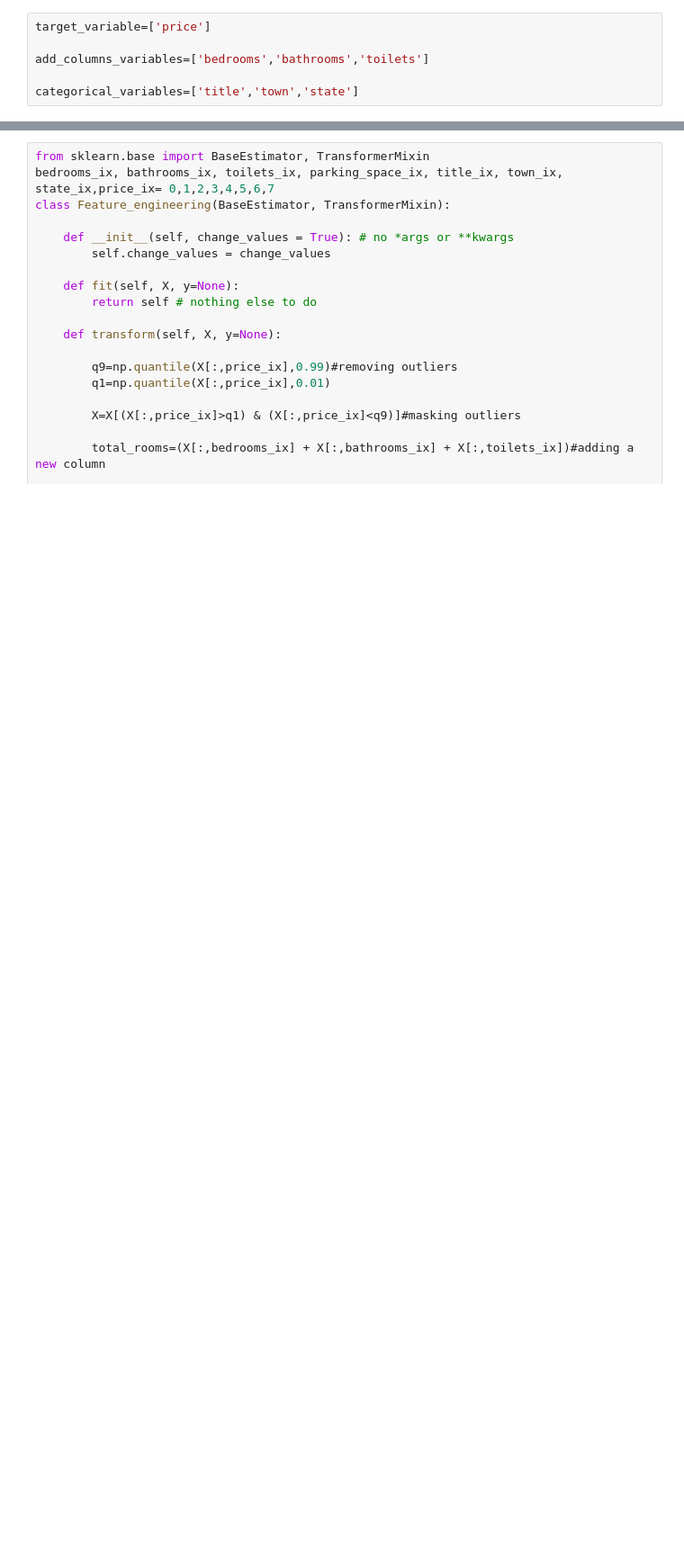
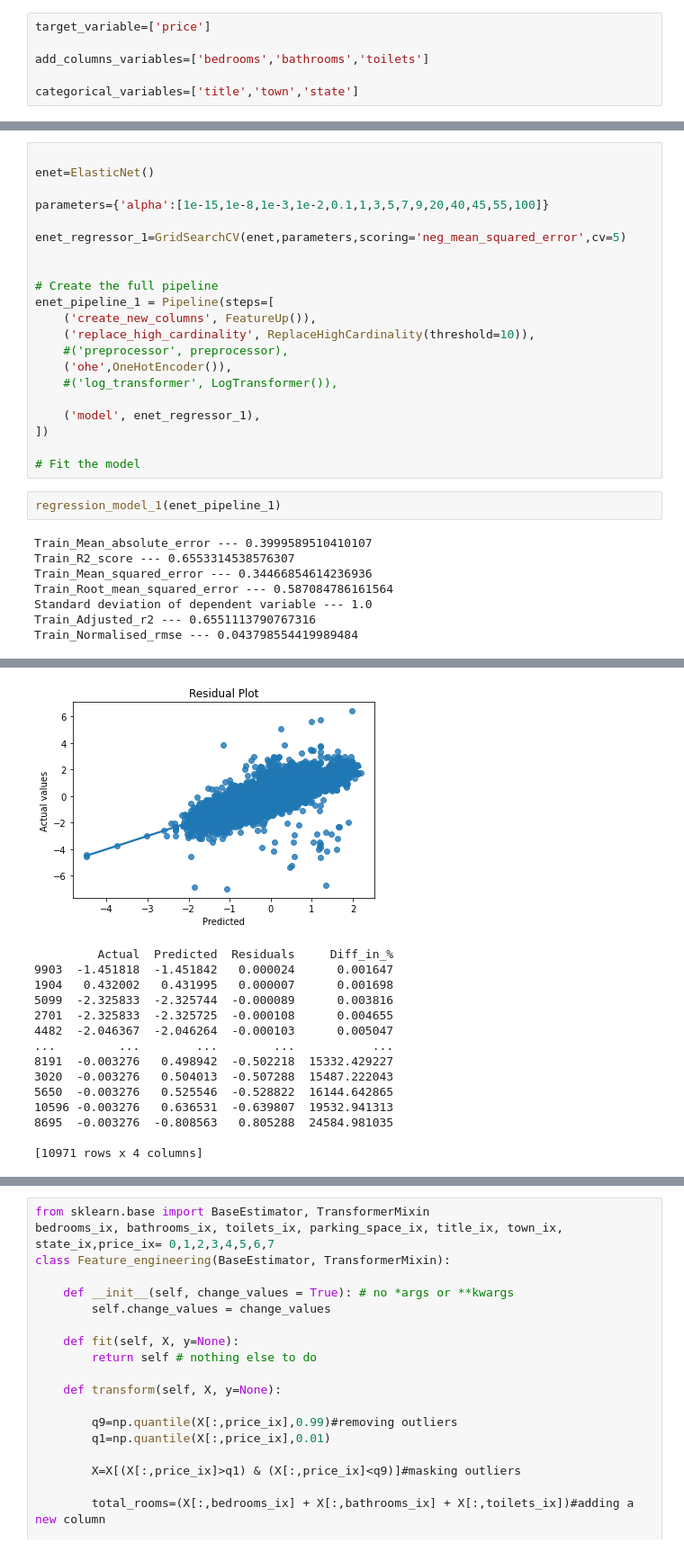
Before and after one commit to NeonStone7/Nigerian_house_price_prediction, a Jupyter notebook: Project_Nigerian_House_Price_Prediction.ipynb, the cells around one changed output, grey strips where cells are left out. Shown at 90% size. Drawn from its saved outputs; the diff is of its cells as text; blank space fills up the shorter version.

```diff
--- a/Project_Nigerian_House_Price_Prediction.ipynb
+++ b/Project_Nigerian_House_Price_Prediction.ipynb
@@ -715,0 +752,31 @@ pipeline = Pipeline([('preprocessing', preprocessing), ('model', model)])
+# %%
+
+enet=ElasticNet()
+
+parameters={'alpha':[1e-15,1e-8,1e-3,1e-2,0.1,1,3,5,7,9,20,40,45,55,100]}
+
+enet_regressor_1=GridSearchCV(enet,parameters,scoring='neg_mean_squared_error',cv=5)
+
+
+# Create the full pipeline
+enet_pipeline_1 = Pipeline(steps=[
+    ('create_new_columns', FeatureUp()),
+    ('replace_high_cardinality', ReplaceHighCardinality(threshold=10)),
+    #('preprocessor', preprocessor),
+    ('ohe',OneHotEncoder()),
+    #('log_transformer', LogTransformer()),
+
+    ('model', enet_regressor_1),
+])
+
+# Fit the model
+# %%
+regression_model_1(enet_pipeline_1)
+# %% [output]
+Train_Mean_absolute_error --- 0.3999589510410107
+Train_R2_score --- 0.6553314538576307
+Train_Mean_squared_error --- 0.34466854614236936
+Train_Root_mean_squared_error --- 0.587084786161564
+Standard deviation of dependent variable --- 1.0
+Train_Adjusted_r2 --- 0.6551113790767316
+Train_Normalised_rmse --- 0.043798554419989484
@@ -715,0 +787,15 @@ pipeline = Pipeline([('preprocessing', preprocessing), ('model', model)])
+[figure, added]
+         Actual  Predicted  Residuals     Diff_in_%
+9903  -1.451818  -1.451842   0.000024      0.001647
+1904   0.432002   0.431995   0.000007      0.001698
+5099  -2.325833  -2.325744  -0.000089      0.003816
+2701  -2.325833  -2.325725  -0.000108      0.004655
+4482  -2.046367  -2.046264  -0.000103      0.005047
+...         ...        ...        ...           ...
+8191  -0.003276   0.498942  -0.502218  15332.429227
+3020  -0.003276   0.504013  -0.507288  15487.222043
+5650  -0.003276   0.525546  -0.528822  16144.642865
+10596 -0.003276   0.636531  -0.639807  19532.941313
+8695  -0.003276  -0.808563   0.805288  24584.981035
+
+[10971 rows x 4 columns]
```
Also changed, not shown: parts of 117 cells of this notebook.
